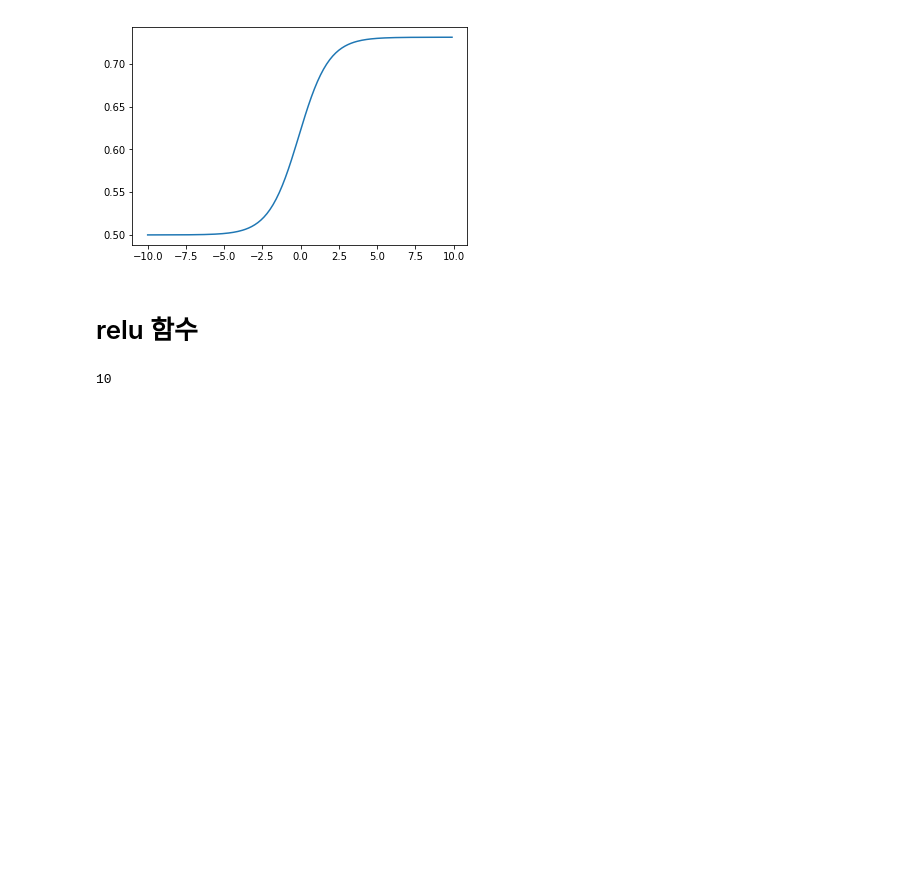
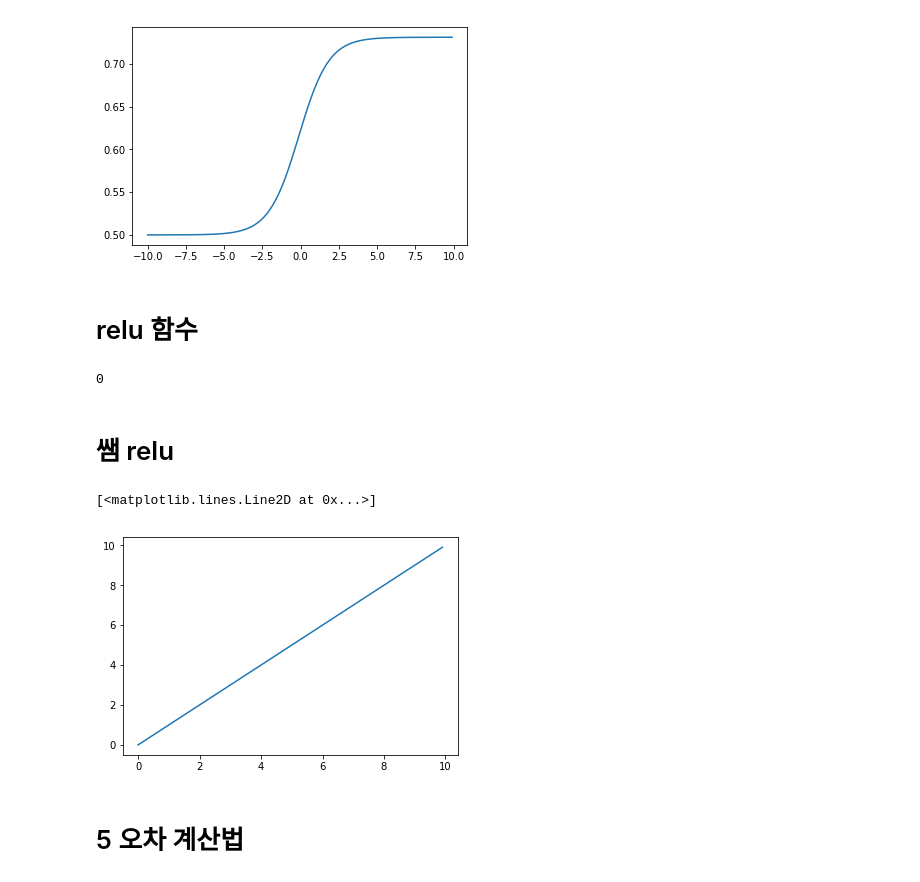
Before and after one commit to topchaebol/006762, a Jupyter notebook: 0703넘파이수업1.ipynb, the cells around one changed output. Saved outputs shown, nothing was run; the diff lists cells and outputs as text; code cells hidden in the pictures; blank space fills up the shorter version.

```diff
--- a/0703넘파이수업1.ipynb
+++ b/0703넘파이수업1.ipynb
@@ -137,6 +137,20 @@ def relu(x):
     y = x
   return y
 # %%
-relu(10)
+relu(-2323349340)
 # %% [output]
-10
+0
+# %% [markdown]
+# 쌤 relu
+# %%
+def relu(x) :
+  x[x<0] = 0
+  return x
+x = arr1.copy()
+y = relu(arr1)
+plt.plot(arr1, y)
+# %% [output]
+[<matplotlib.lines.Line2D at 0x...>]
+[figure, added]
+# %% [markdown]
+# 5 오차 계산법
```
Also changed, not shown: parts of 1 cell of this notebook.
